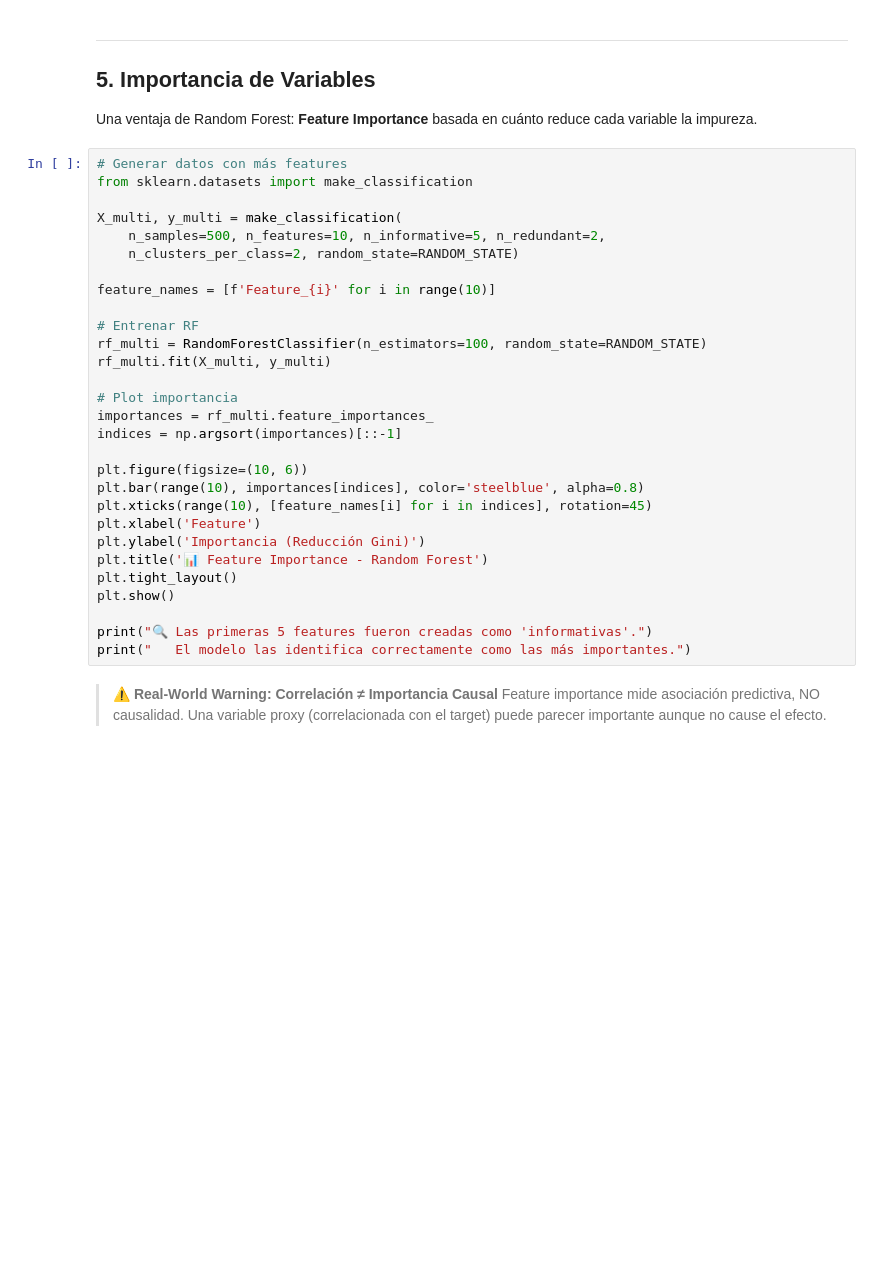
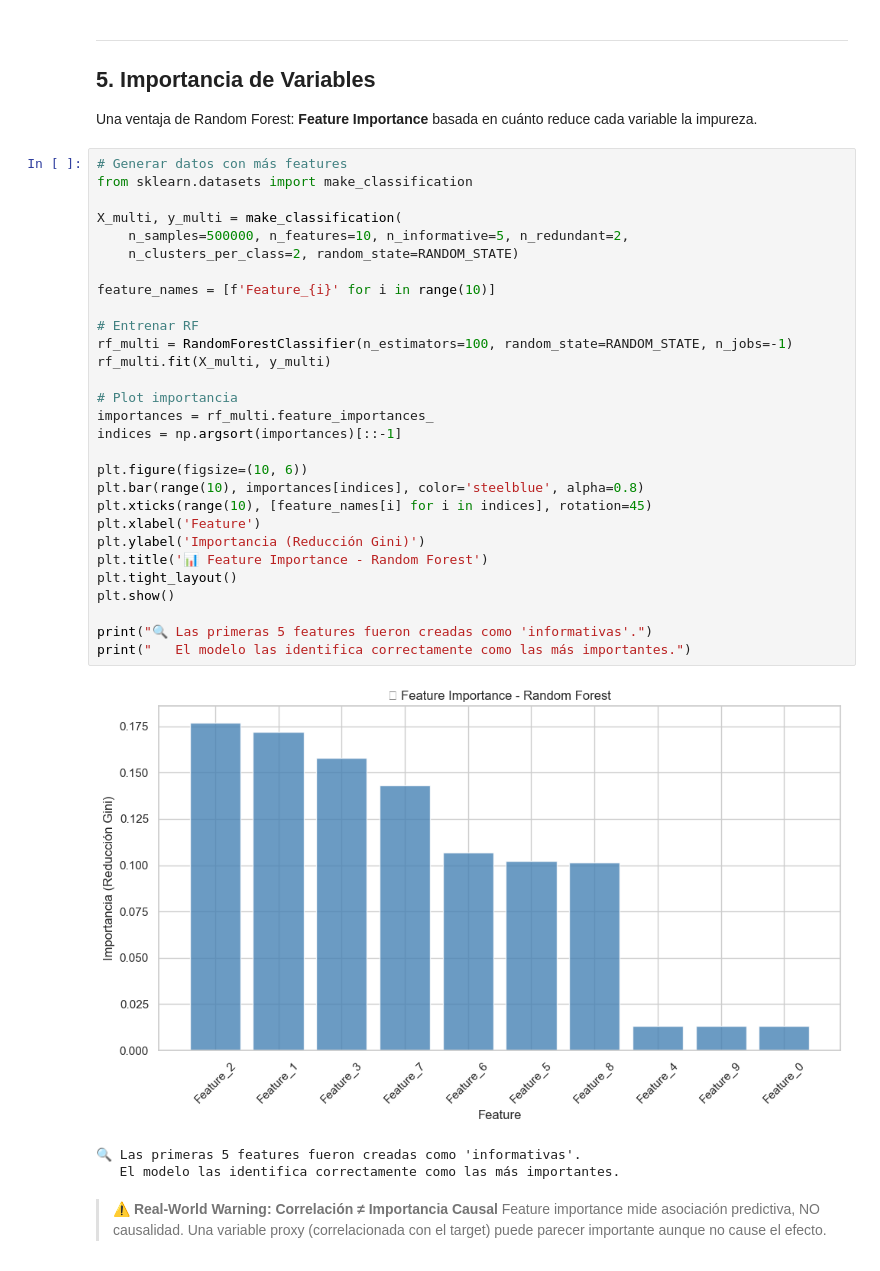
Before and after one commit to JordanKingPeru/ml-supervisado-uni, a Jupyter notebook: 02_Sesion_Arboles_Ensembles/notebooks/00b_Random_Forest_Intro.ipynb, the cells around one changed output. Cells and saved outputs as stored; diff of their text form; blank space fills up the shorter version.

```diff
--- a/02_Sesion_Arboles_Ensembles/notebooks/00b_Random_Forest_Intro.ipynb
+++ b/02_Sesion_Arboles_Ensembles/notebooks/00b_Random_Forest_Intro.ipynb
@@ -163,32 +173,36 @@ Una ventaja de Random Forest: **Feature Importance** basada en cuánto reduce ca
 # %%
 # Generar datos con más features
 from sklearn.datasets import make_classification
 
 X_multi, y_multi = make_classification(
-    n_samples=500, n_features=10, n_informative=5, n_redundant=2,
+    n_samples=500000, n_features=10, n_informative=5, n_redundant=2,
     n_clusters_per_class=2, random_state=RANDOM_STATE)
 
 feature_names = [f'Feature_{i}' for i in range(10)]
 
 # Entrenar RF
-rf_multi = RandomForestClassifier(n_estimators=100, random_state=RANDOM_STATE)
+rf_multi = RandomForestClassifier(n_estimators=100, random_state=RANDOM_STATE, n_jobs=-1)
 rf_multi.fit(X_multi, y_multi)
 
 # Plot importancia
 importances = rf_multi.feature_importances_
 indices = np.argsort(importances)[::-1]
 
 plt.figure(figsize=(10, 6))
 plt.bar(range(10), importances[indices], color='steelblue', alpha=0.8)
 plt.xticks(range(10), [feature_names[i] for i in indices], rotation=45)
 plt.xlabel('Feature')
 plt.ylabel('Importancia (Reducción Gini)')
 plt.title('📊 Feature Importance - Random Forest')
 plt.tight_layout()
 plt.show()
 
 print("🔍 Las primeras 5 features fueron creadas como 'informativas'.")
 print("   El modelo las identifica correctamente como las más importantes.")
+# %% [output]
+[figure, added]
+🔍 Las primeras 5 features fueron creadas como 'informativas'.
+   El modelo las identifica correctamente como las más importantes.
 # %% [markdown]
 > **⚠️ Real-World Warning: Correlación ≠ Importancia Causal**
 > Feature importance mide asociación predictiva, NO causalidad. Una variable proxy (correlacionada con el target) puede parecer importante aunque no cause el efecto.
```
Also changed, not shown: parts of 7 cells of this notebook, 2 other files.
